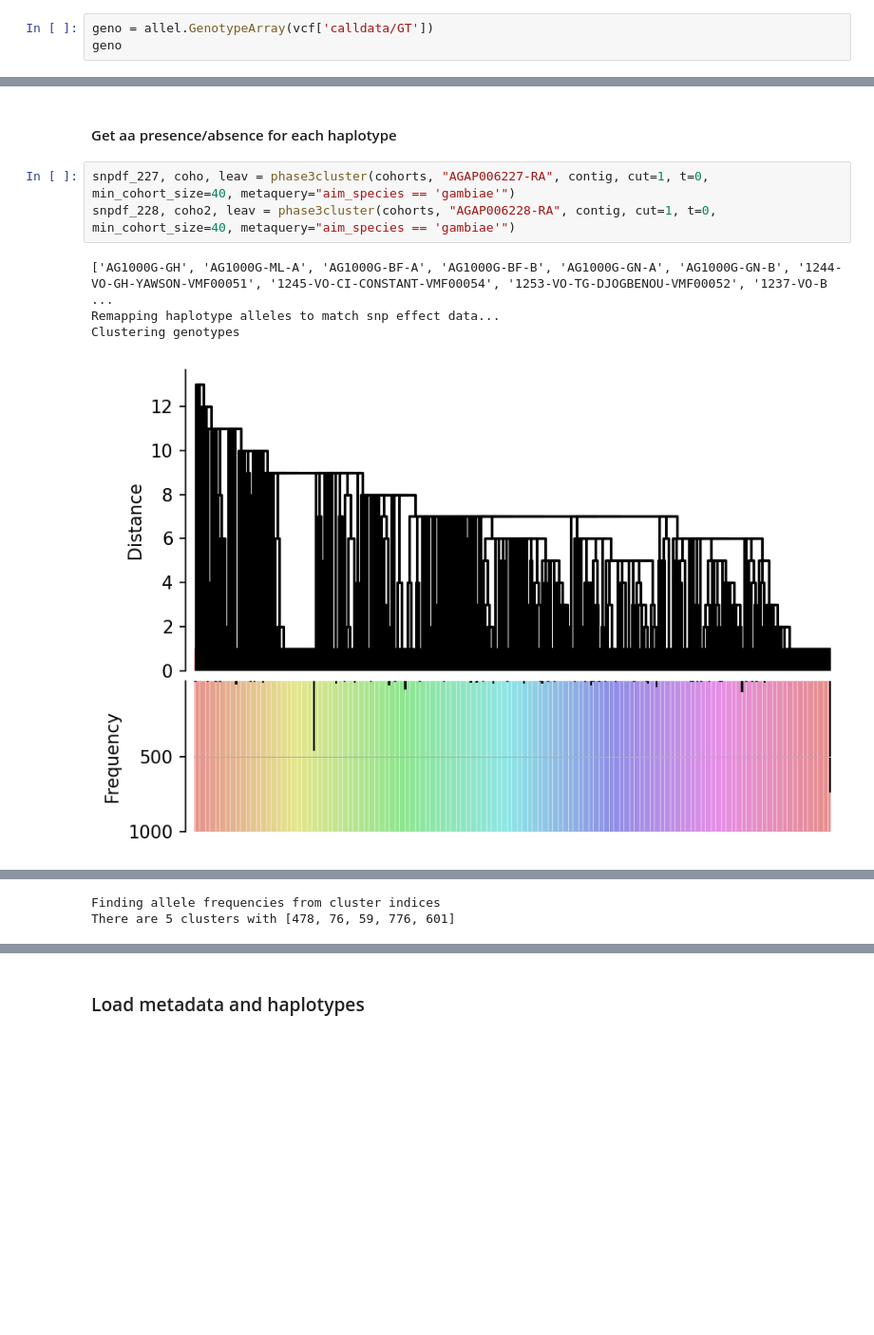
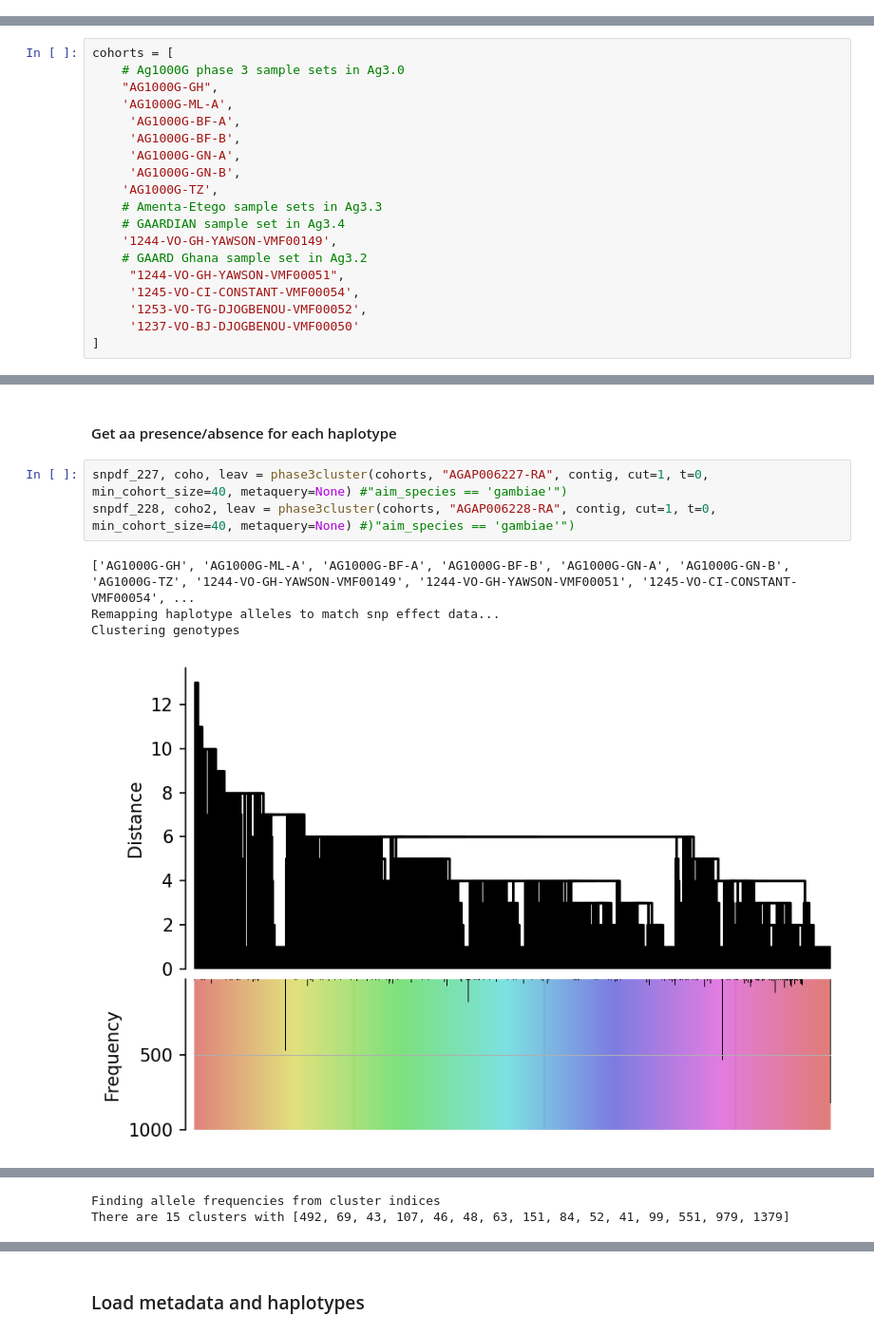
Before and after one commit to sanjaynagi/locusPocus, a Jupyter notebook: workflow/notebooks/HaplotypeClustering-COEAE1F_2F.ipynb, the cells around one changed output, grey strips where cells are left out. Shown: that part at 95% size. Drawn from its saved outputs; the diff is of its cells as text; blank space fills up the shorter version.

```diff
--- a/workflow/notebooks/HaplotypeClustering-COEAE1F_2F.ipynb
+++ b/workflow/notebooks/HaplotypeClustering-COEAE1F_2F.ipynb
@@ -23,3 +11,0 @@ vcf = allel.read_vcf("../../results/phasing/phasedMulti28_5.vcf", fields=keys)
-# %%
-geno = allel.GenotypeArray(vcf['calldata/GT'])
-geno
@@ -424,3 +233,22 @@ Which populations do we want to look at?
+# %%
+cohorts = [
+    # Ag1000G phase 3 sample sets in Ag3.0
+    "AG1000G-GH",
+    'AG1000G-ML-A',
+     'AG1000G-BF-A',
+     'AG1000G-BF-B',
+     'AG1000G-GN-A',
+     'AG1000G-GN-B',
+    'AG1000G-TZ',
+    # Amenta-Etego sample sets in Ag3.3
+    # GAARDIAN sample set in Ag3.4
+    '1244-VO-GH-YAWSON-VMF00149',
+    # GAARD Ghana sample set in Ag3.2
+     "1244-VO-GH-YAWSON-VMF00051",
+     '1245-VO-CI-CONSTANT-VMF00054',
+     '1253-VO-TG-DJOGBENOU-VMF00052',
+     '1237-VO-BJ-DJOGBENOU-VMF00050'
+]
 # %%
 contig= '2L'
 
@@ -436,11 +264,11 @@ gene = transcript.replace("-RA", "")
 # %% [markdown]
 #### Get aa presence/absence for each haplotype
 # %%
-snpdf_227, coho, leav = phase3cluster(cohorts, "AGAP006227-RA", contig, cut=1, t=0, min_cohort_size=40, metaquery="aim_species == 'gambiae'")
-snpdf_228, coho2, leav = phase3cluster(cohorts, "AGAP006228-RA", contig, cut=1, t=0, min_cohort_size=40, metaquery="aim_species == 'gambiae'")
+snpdf_227, coho, leav = phase3cluster(cohorts, "AGAP006227-RA", contig, cut=1, t=0, min_cohort_size=40, metaquery=None) #"aim_species == 'gambiae'")
+snpdf_228, coho2, leav = phase3cluster(cohorts, "AGAP006228-RA", contig, cut=1, t=0, min_cohort_size=40, metaquery=None) #)"aim_species == 'gambiae'")
 # %% [output]
-['AG1000G-GH', 'AG1000G-ML-A', 'AG1000G-BF-A', 'AG1000G-BF-B', 'AG1000G-GN-A', 'AG1000G-GN-B', '1244-VO-GH-YAWSON-VMF00051', '1245-VO-CI-CONSTANT-VMF00054', '1253-VO-TG-DJOGBENOU-VMF00052', '1237-VO-B ...
+['AG1000G-GH', 'AG1000G-ML-A', 'AG1000G-BF-A', 'AG1000G-BF-B', 'AG1000G-GN-A', 'AG1000G-GN-B', 'AG1000G-TZ', '1244-VO-GH-YAWSON-VMF00149', '1244-VO-GH-YAWSON-VMF00051', '1245-VO-CI-CONSTANT-VMF00054', ...
 Remapping haplotype alleles to match snp effect data...
 Clustering genotypes
-[figure, old version]
+[figure, new version]
 Finding allele frequencies from cluster indices
@@ -452,2 +280,2 @@ Clustering genotypes
 Finding allele frequencies from cluster indices
-There are 5 clusters with [478, 76, 59, 776, 601]
+There are 15 clusters with [492, 69, 43, 107, 46, 48, 63, 151, 84, 52, 41, 99, 551, 979, 1379]
```
Also changed, not shown: parts of 40 cells of this notebook, 7 other files.
